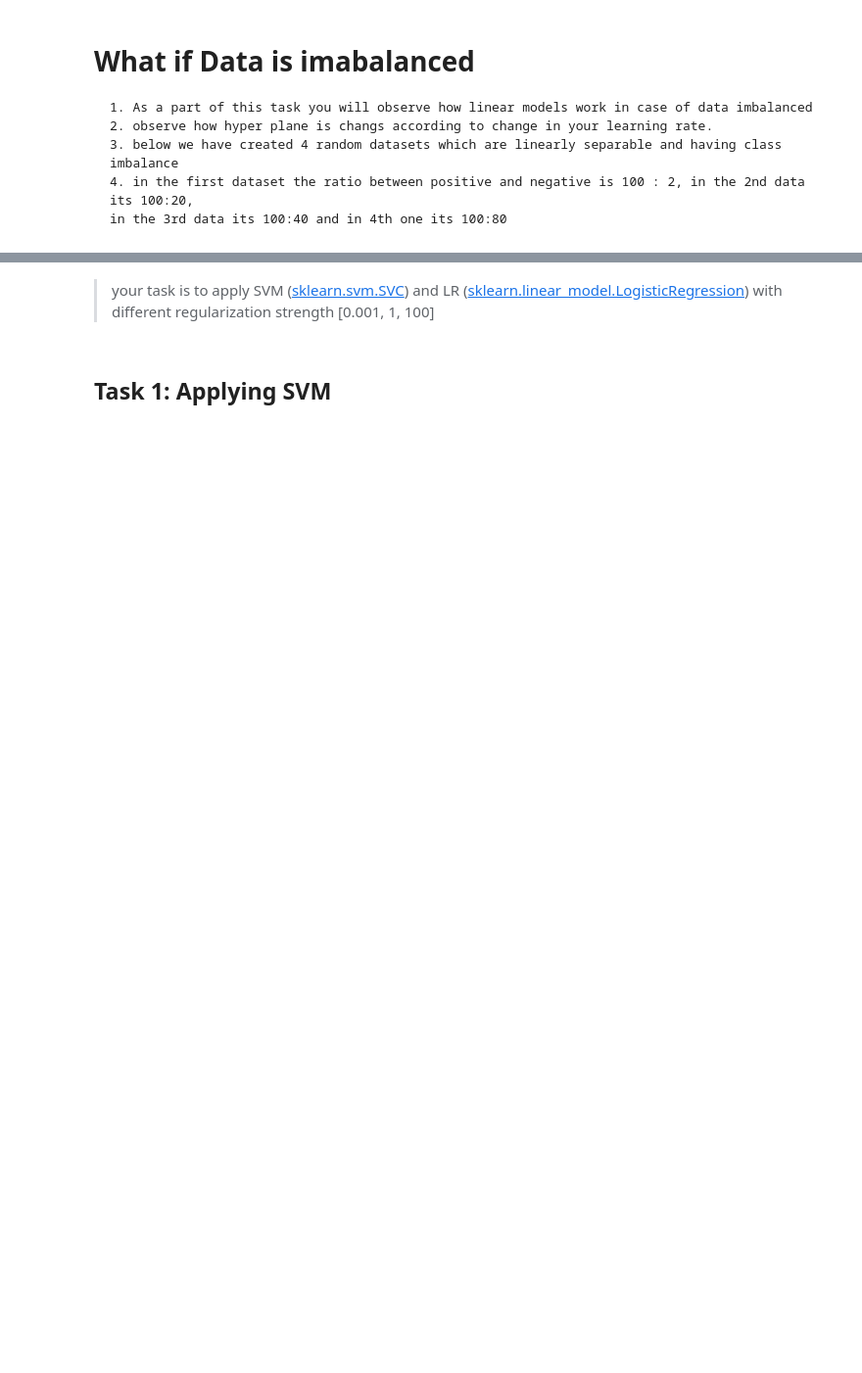
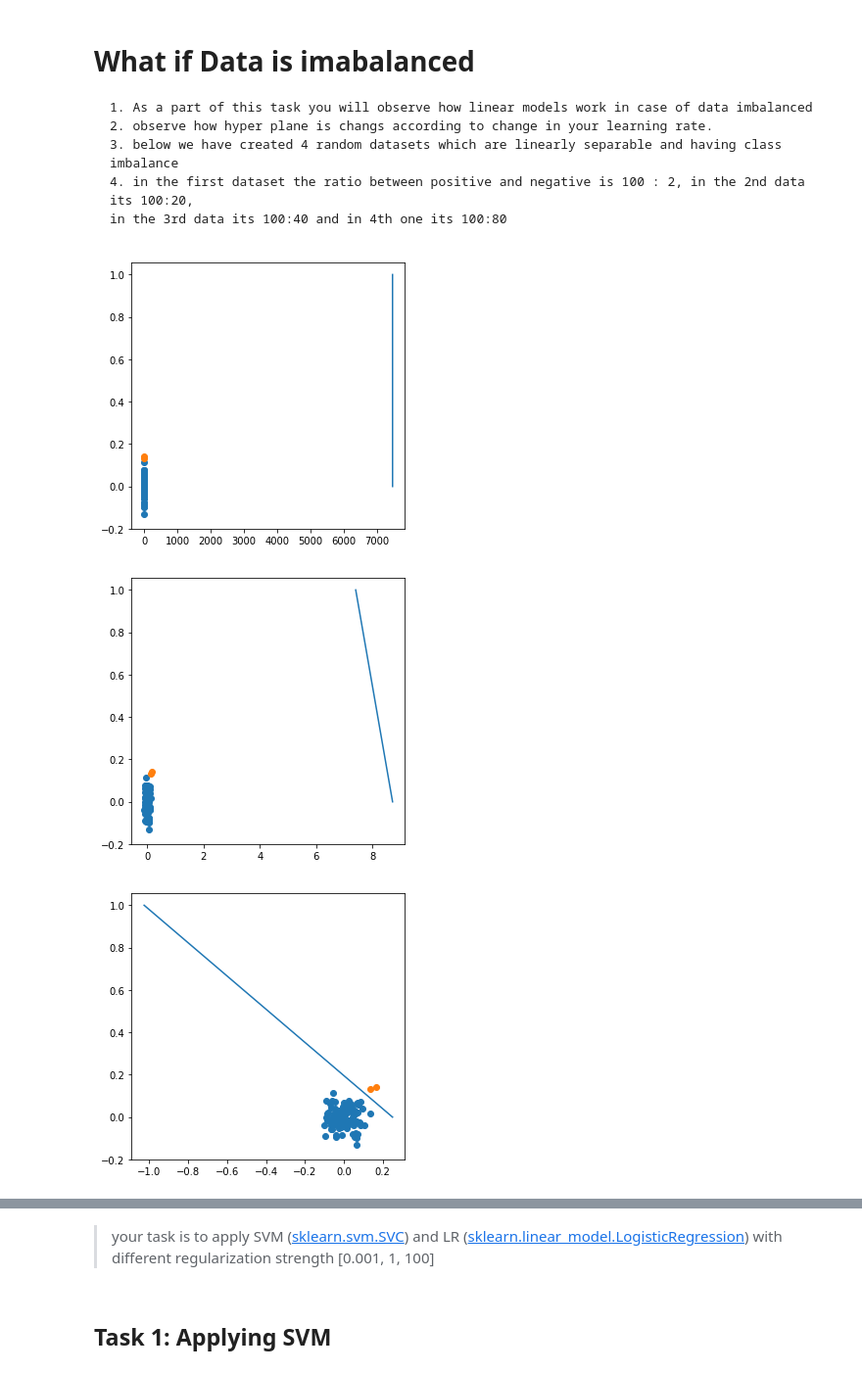
Before and after one commit to mistertandon/reactjs-misc-functional-050-cicd-heroku-configuration, a Jupyter notebook: 8A_LR_SVM.ipynb, the cells around one changed output, grey strips where cells are left out. Shown at 98% size. Saved outputs shown, nothing was run; the diff lists cells and outputs as text; code cells hidden in the pictures; blank space fills up the shorter version.

```diff
--- a/8A_LR_SVM.ipynb
+++ b/8A_LR_SVM.ipynb
@@ -28,3 +28,52 @@ def draw_line(coef,intercept, mi, ma):
 4. in the first dataset the ratio between positive and negative is 100 : 2, in the 2nd data its 100:20,
 in the 3rd data its 100:40 and in 4th one its 100:80
 </pre>
+# %%
+reg_strength = list([0.001, 1, 100])
+# %%
+ratios = [(100, 2), (100, 20), (100, 40), (100, 80)]
+datasets = dict()
+for p_point_ratio, n_points_ratio in ratios:
+
+    p_points = np.random.normal(loc = 0, scale = 0.05, size = (p_point_ratio, 2))
+    p_points_y = np.ones((p_points.shape[0], 1))
+    p_points_grp = np.hstack((p_points, p_points_y))
+
+    n_points = np.random.normal(loc = 0.13, scale = 0.02, size = (n_points_ratio, 2))
+    n_points_y = np.zeros((n_points.shape[0], 1))
+    n_points_grp = np.hstack((n_points, n_points_y))
+
+    dataset = np.vstack((p_points_grp, n_points_grp))
+
+    datasets.update({(p_point_ratio, n_points_ratio): dataset})
+# %%
+svc_classifier = SVC(kernel = 'linear')
+#fig, axes = plt.subplots(1, 4)
+for row, ratio in enumerate(ratios):
+
+    for col, reg in enumerate(reg_strength):
+
+        p_points_idx = np.where(datasets[ratio][:, 2] == 1)
+        p_points = datasets[ratio][p_points_idx]
+
+        n_points_idx = np.where(datasets[ratio][:, 2] == 0)
+        n_points = datasets[ratio][n_points_idx]
+
+        plt.figure(figsize = (5, 5))
+
+        svc_classifier.C = reg
+
+        data_points = datasets[ratio][ :, :2]
+        output = datasets[ratio][:,2]
+
+        svc_classifier.fit(data_points, output)
+
+        plt.scatter(p_points[:,0], p_points[:,1])
+        plt.scatter(n_points[:,0], n_points[:,1])
+
+        draw_line(svc_classifier.coef_[0],svc_classifier.intercept_[0], 0, 1)
+    break
+# %% [output]
+[figure, added]
+[figure, added]
+[figure, added]
```
Also changed, not shown: parts of 5 cells of this notebook, 1 other file.
